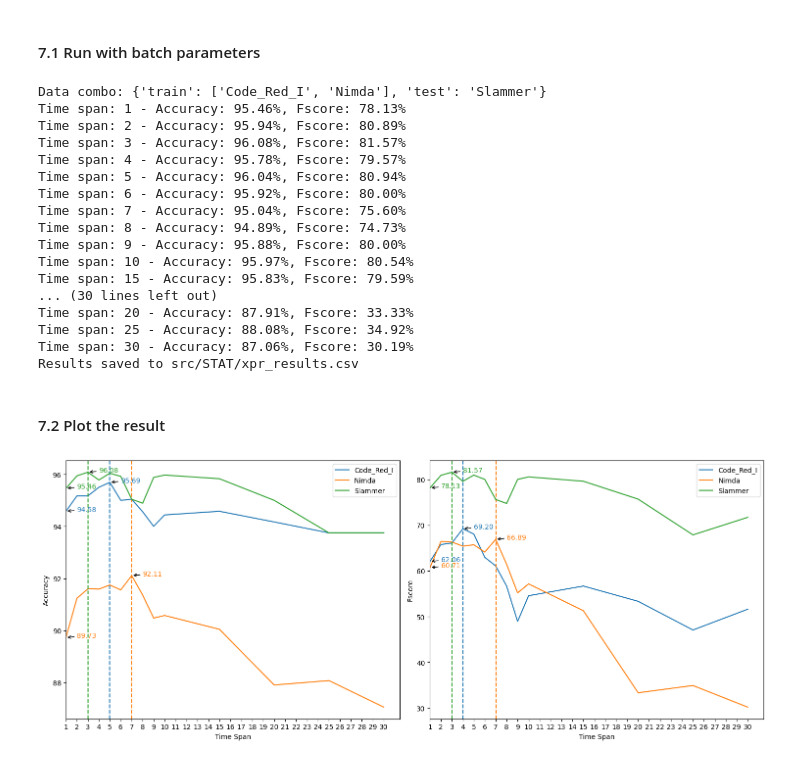
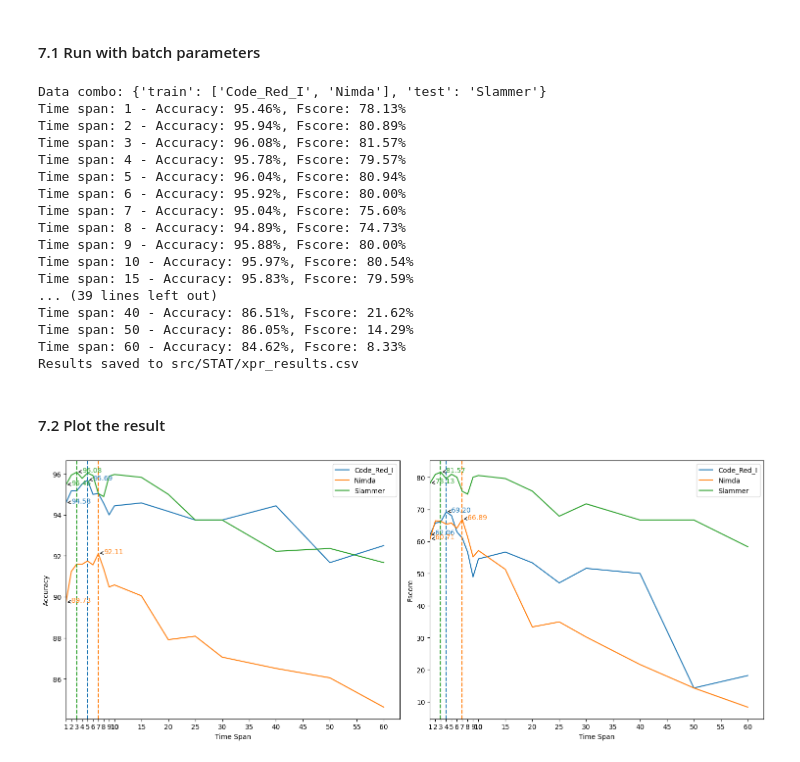
Before and after one commit to biganiseed/CyberDefense, a Jupyter notebook: xpr_BLS_historical.ipynb, the cells around one changed output. Cells and saved outputs as stored; diff of their text form; code cells hidden in the pictures.

```diff
--- a/xpr_BLS_historical.ipynb
+++ b/xpr_BLS_historical.ipynb
@@ -99,15 +99,20 @@ def aggregate_rows(arr, n):
 
     # Apply different aggregation functions to different columns
     coloumns_to_keep_the_first = [0, 1, 2, 3]
-    columns_to_sum = [4, 5, 6, 7, 11, 12, 13, 15, 37, 38, 39]
-    columns_to_mean = [8, 10, 16, 40]
-    columns_to_max = [9, 14, 17, 18, 19, 20, 21, 22, 23, 24, 25, 26, 27, 28, 29, 30, 31, 32, 33, 34, 35, 36]
+    # Set items with feature number.
+    columns_to_sum = [1, 2, 3, 4, 8, 9, 10, 12, 34, 35, 36]
+    columns_to_mean = [5, 7, 13, 37]
+    columns_to_max = [6, 11, 14, 15, 16, 17, 18, 19, 20, 21, 22, 23, 24, 25, 26, 27, 28, 29, 30, 31, 32, 33]
+    # Make it index of columns.
+    columns_to_sum = [x+3 for x in columns_to_sum]
+    columns_to_mean = [x+3 for x in columns_to_mean]
+    columns_to_max = [x+3 for x in columns_to_max]
+
     aggregated = np.zeros((reshaped.shape[0], reshaped.shape[2]))
     aggregated[:, coloumns_to_keep_the_first] = reshaped[:, 0, coloumns_to_keep_the_first]  # Apply values of the first row in the group
     aggregated[:, columns_to_sum] = reshaped[:, :, columns_to_sum].sum(axis=1)
     aggregated[:, columns_to_mean] = reshaped[:, :, columns_to_mean].mean(axis=1)
     aggregated[:, columns_to_max] = reshaped[:, :, columns_to_max].max(axis=1)
-    # aggregated[:, 41] = 100 if (np.sum(reshaped[:, :, 41] == 1, axis=1).all()/n) > 0.5 else -100 # Apply mean and round to the label
     aggregated[:, 41] = np.round(np.sum(reshaped[:, :, 41] == 1, axis=1)/n)*2-1  # Apply mean and round to the label
 
     return aggregated
@@ -301,7 +306,7 @@ def blockPrint():
 def enablePrint(old_stdout):
     sys.stdout = old_stdout
 
-time_span_list = [1, 2, 3, 4, 5, 6, 7, 8, 9, 10, 15, 20, 25, 30]
+time_span_list = [1, 2, 3, 4, 5, 6, 7, 8, 9, 10, 15, 20, 25, 30, 40, 50, 60]
 # time_span_list = [1, 2, 3]
 data_combos = [{"train": ["Code_Red_I", "Nimda"], "test": "Slammer"},
                 {"train": ["Nimda", "Slammer"], "test": "Code_Red_I"},
@@ -349,10 +354,10 @@ Time span: 8 - Accuracy: 94.89%, Fscore: 74.73%
 Time span: 9 - Accuracy: 95.88%, Fscore: 80.00%
 Time span: 10 - Accuracy: 95.97%, Fscore: 80.54%
 Time span: 15 - Accuracy: 95.83%, Fscore: 79.59%
-... (30 lines left out)
-Time span: 20 - Accuracy: 87.91%, Fscore: 33.33%
-Time span: 25 - Accuracy: 88.08%, Fscore: 34.92%
-Time span: 30 - Accuracy: 87.06%, Fscore: 30.19%
+... (39 lines left out)
+Time span: 40 - Accuracy: 86.51%, Fscore: 21.62%
+Time span: 50 - Accuracy: 86.05%, Fscore: 14.29%
+Time span: 60 - Accuracy: 84.62%, Fscore: 8.33%
 Results saved to src/STAT/xpr_results.csv
 # %% [markdown]
 #### 7.2 Plot the result
@@ -370,32 +375,32 @@ def subplot(label, series, ax, data_column):
 
         # Add annotation for the point of baseline
         ax.annotate(f'{y[0]:.2f}', xy=(x[0], y[0]), xytext=(x[0] + 1, y[0]),
                     color=ax.lines[-1].get_color(), arrowprops=dict(arrowstyle='->'))
 
         # Find the index of the maximum value in y
         max_idx = np.argmax(y)
         max_x = x[max_idx]
         max_y = y[max_idx]
 
         # Draw a vertical line at the maximum value
         ax.axvline(x=max_x, color=ax.lines[-1].get_color(), linestyle='--')
 
         # Annotate the maximum value
         ax.annotate(f'{max_y:.2f}', xy=(max_x, max_y), xytext=(max_x + 1, max_y),
                     color=ax.lines[-1].get_color(), arrowprops=dict(arrowstyle='->'))
 
     ax.set_xlabel('Time Span')
     ax.set_ylabel(label)
     ax.set_xlim(left=1)
-    ax.set_xticks(range(1, max(results[1:, 2].astype(int)) + 1))
+    ax.set_xticks(list(range(1, 11)) + list(range(10, max(results[1:, 2].astype(int)) + 1, 5)))
     ax.legend()
 
 series = np.unique(results[1:, 1])
 fig, (ax1, ax2) = plt.subplots(1, 2, figsize=(15, 6))
 subplot('Accuracy', series, ax1, 3)
 subplot('Fscore', series, ax2, 4)
 
 plt.tight_layout()
 plt.show()
 # %% [output]
-[figure, old version]
+[figure, new version]
```
Also changed, not shown: parts of 1 cell of this notebook, 2 other files.
